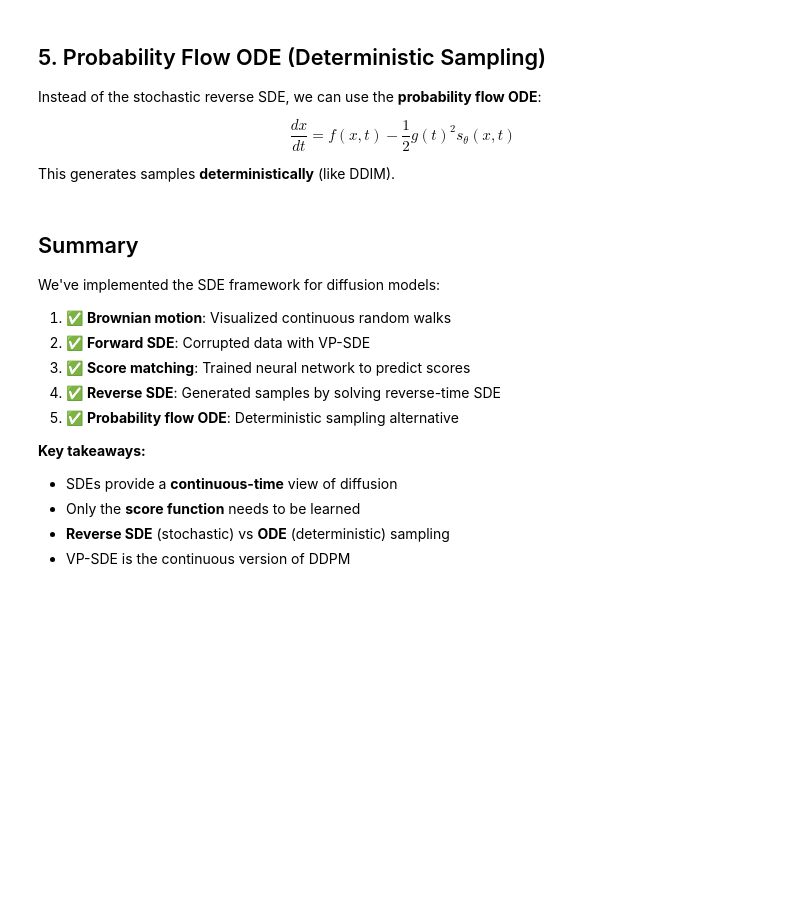
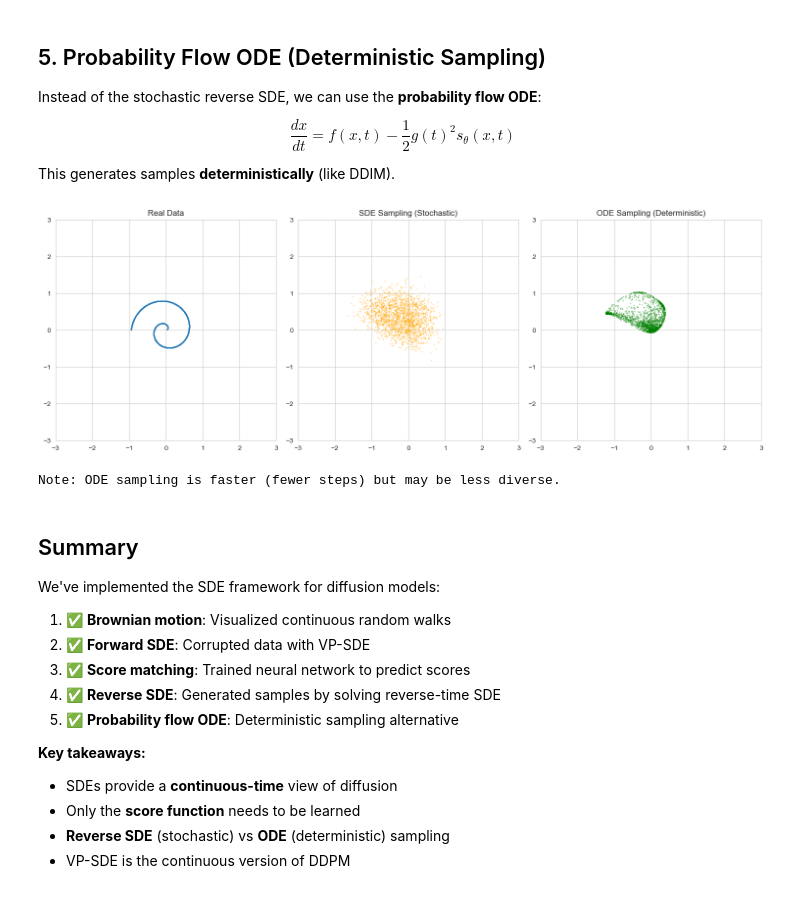
Before and after one commit to pleiadian53/genai-lab, a Jupyter notebook: notebooks/diffusion/02_sde_formulation/02_sde_formulation.ipynb, the cells around one changed output. Cells and saved outputs as stored; diff of their text form; code cells hidden in the pictures; blank space fills up the shorter version.

```diff
--- a/notebooks/diffusion/02_sde_formulation/02_sde_formulation.ipynb
+++ b/notebooks/diffusion/02_sde_formulation/02_sde_formulation.ipynb
@@ -459,0 +404,13 @@ print(f"Trajectory has {len(trajectory)} snapshots")
+# %%
+# Generate samples using the module's sampling function
+samples, trajectory = sample_reverse_sde(
+    model=model,
+    sde=sde,
+    n_samples=2000,
+    num_steps=500,
+    data_dim=2,
+    device=device,
+)
+
+print(f"Generated {samples.shape[0]} samples")
+print(f"Trajectory has {len(trajectory)} snapshots")
@@ -513,57 +477,44 @@ $$
 
 This generates samples **deterministically** (like DDIM).
 # %%
-@torch.no_grad()
-def sample_probability_flow_ode(model, sde, n_samples=1000, num_steps=100):
-    """Sample using probability flow ODE (deterministic)."""
-    model.eval()
-
-    x = torch.randn(n_samples, 2, device=device)
-    dt = -sde.T / num_steps
-
-    for i in tqdm(range(num_steps), desc="ODE Sampling", leave=False):
-        t = sde.T - i * (-dt)
-        t_batch = torch.ones(n_samples, device=device) * t
-
-        score = model(x, t_batch)
-
-        # ODE drift: f(x,t) - 0.5 * g(t)^2 * score
-        drift = sde.drift(x.cpu().numpy(), t)
-        drift = torch.FloatTensor(drift).to(device)
-        g_t = sde.diffusion(t)
-        drift = drift - 0.5 * (g_t ** 2) * score
-
-        # Update (no noise!)
-        x = x + drift * dt
-
-    return x.cpu().numpy()
+from genailab.diffusion import sample_probability_flow_ode
 
 # Generate samples with ODE
-samples_ode = sample_probability_flow_ode(model, sde, n_samples=2000, num_steps=100)
+samples_ode = sample_probability_flow_ode(
+    model=model,
+    sde=sde,
+    n_samples=2000,
+    num_steps=100,
+    data_dim=2,
+    device=device,
+)
 
 # Compare SDE vs ODE sampling
 fig, axes = plt.subplots(1, 3, figsize=(15, 5))
 
 axes[0].scatter(x0[:, 0], x0[:, 1], alpha=0.3, s=1)
 axes[0].set_title('Real Data')
 axes[0].set_aspect('equal')
 
 axes[1].scatter(samples[:, 0], samples[:, 1], alpha=0.3, s=1, color='orange')
 axes[1].set_title('SDE Sampling (Stochastic)')
 axes[1].set_aspect('equal')
 
 axes[2].scatter(samples_ode[:, 0], samples_ode[:, 1], alpha=0.3, s=1, color='green')
 axes[2].set_title('ODE Sampling (Deterministic)')
 axes[2].set_aspect('equal')
 
 for ax in axes:
     ax.set_xlim(-3, 3)
     ax.set_ylim(-3, 3)
 
 plt.tight_layout()
 plt.show()
 
 print("Note: ODE sampling is faster (fewer steps) but may be less diverse.")
+# %% [output]
+[figure, added]
+Note: ODE sampling is faster (fewer steps) but may be less diverse.
 # %% [markdown]
 ## Summary
 
```
Also changed, not shown: parts of 11 cells of this notebook, 6 other files.
